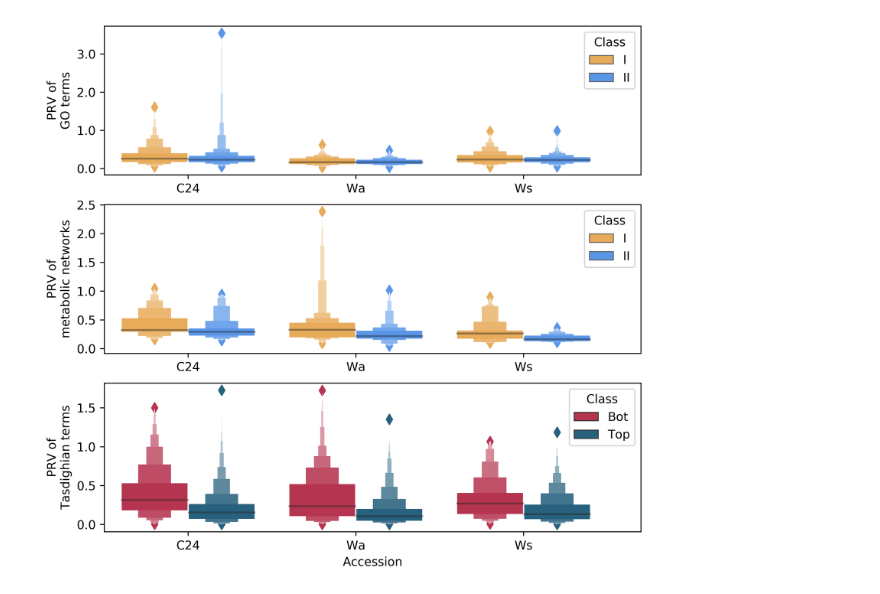
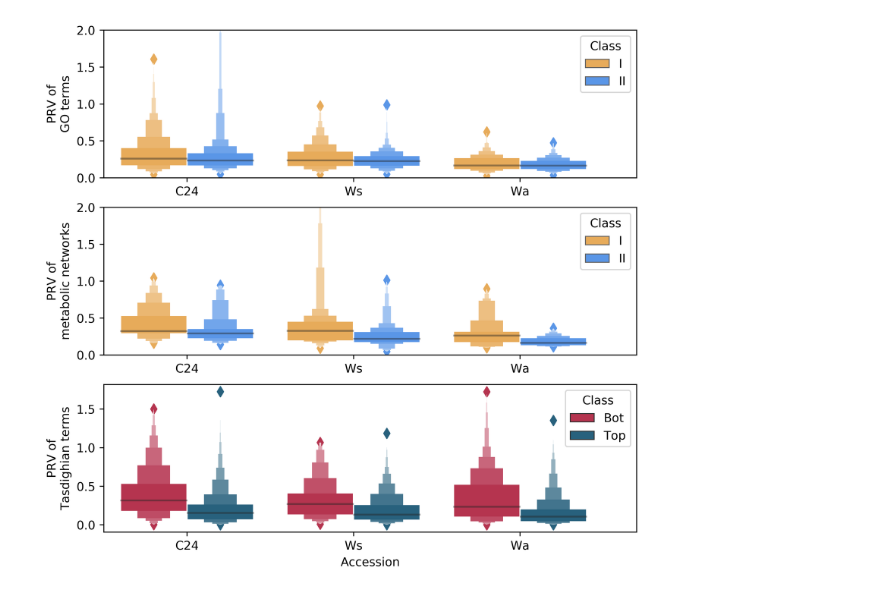
Before and after one commit to barneypotter24/ploidy-seq, a Jupyter notebook: notebooks/all_prv.ipynb, the cells around one changed output. Saved outputs shown, nothing was run; the diff lists cells and outputs as text; code cells hidden in the pictures.

```diff
--- a/notebooks/all_prv.ipynb
+++ b/notebooks/all_prv.ipynb
@@ -48,12 +48,14 @@ sns.set_palette(class_colors)
 ax1 = sns.boxenplot(x="Accession", y="PRV",
                     hue="Class", data=go,
                     palette=class_colors,
-                    ax=ax1,)
+                    ax=ax1,
+                    order=["C24", "Ws", "Wa"])
 
 ax1.yaxis.set_major_formatter(FormatStrFormatter('%.1f'))
 ax1.get_xaxis().set_tick_params(direction='out')
 ax1.xaxis.set_ticks_position('bottom')
 ax1.set_xlabel(' ')
+ax1.set_ylim(0,2.)
 ax1.set_ylabel('PRV of\nGO terms')
 ax1.legend(title="Class", loc="upper right")
 
@@ -65,40 +67,43 @@ ax1.legend(title="Class", loc="upper right")
 ax2 = sns.boxenplot(x="Accession", y="PRV",
                     hue="Class", data=met,
                     palette=class_colors,
-                    ax=ax2,)
+                    ax=ax2,
+                    order=["C24", "Ws", "Wa"])
 
 ax2.yaxis.set_major_formatter(FormatStrFormatter('%.1f'))
 ax2.get_xaxis().set_tick_params(direction='out')
 ax2.xaxis.set_ticks_position('bottom')
 ax2.set_ylabel('PRV of\nmetabolic networks')
 ax2.set_xlabel(' ')
+ax2.set_ylim(0,2.)
 ax2.legend(title="Class", loc="upper right")
 
 ###############################
 ####       PRV Plots       ####
 ###############################
 sns.set_palette(tf_colors)
 ax3 = sns.boxenplot(x="Accession", y="PRV",
                     hue="Class", data=tas,
                     palette=tf_colors,
-                    ax=ax3)
+                    ax=ax3,
+                    order=["C24", "Ws", "Wa"])
 
 ax3.yaxis.set_major_formatter(FormatStrFormatter('%.1f'))
 
 ax3.get_xaxis().set_tick_params(direction='out')
 ax3.xaxis.set_ticks_position('bottom')
 ax3.set_xlabel(' ')
 ax3.set_ylabel('PRV of\nTasdighian terms')
 ax3.legend(title="Class", loc="upper right")
 ax3.set_xlabel('Accession')
 
 ax3.set_xlim(-.5, 2.7)
 
 # General plot tidying
 plt.subplots_adjust(bottom=0.15, wspace=0.05)
-plt.savefig('../figures/all_prv_boxen.png')
+plt.savefig('../figures/figure3.png')
 # %% [output]
-[figure, old version]
+[figure, new version]
 # %%
 # Plot dosage responses
 fig, (ax1, ax2, ax3) = plt.subplots(nrows=3, ncols=1, figsize=(8,8), dpi=DPI, sharex=True)
```
Also changed, not shown: parts of 1 cell of this notebook, 6 other files.
